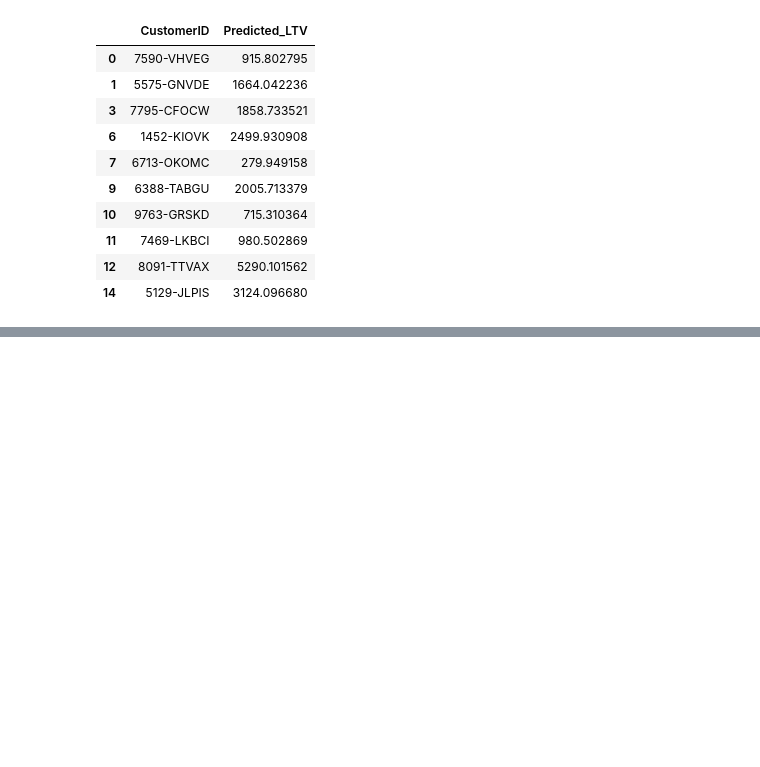
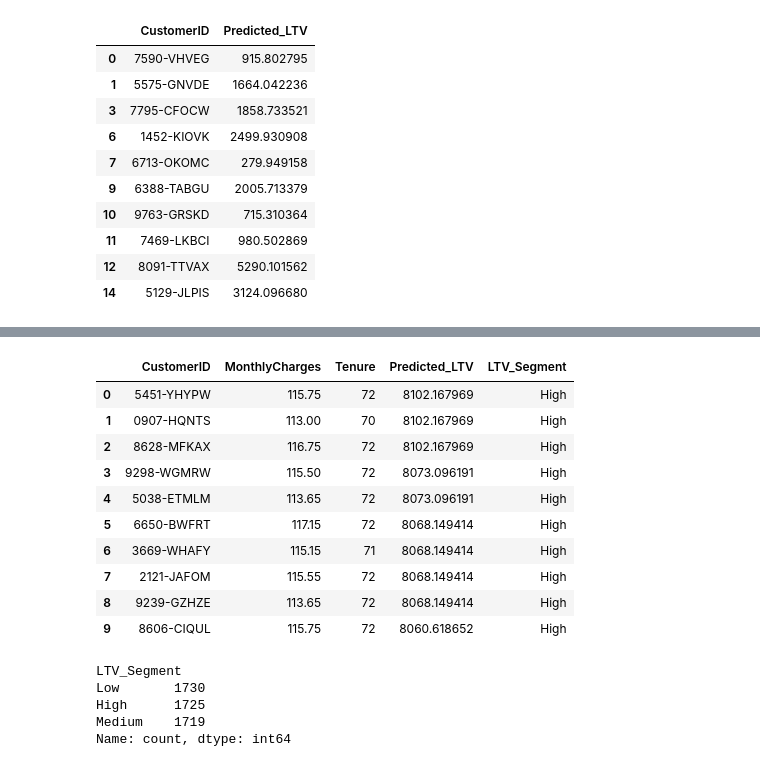
Before and after one commit to AbhijithAJ3/customer-churn-ltv, a Jupyter notebook: notebooks/05_ltv_regression.ipynb, the cells around one changed output, grey strips where cells are left out. Cells and saved outputs as stored; diff of their text form; code cells hidden in the pictures; blank space fills up the shorter version.

```diff
--- a/notebooks/05_ltv_regression.ipynb
+++ b/notebooks/05_ltv_regression.ipynb
@@ -534,0 +675,9 @@ comparison.head(20)
+# %%
+# Generate predicted LTV for all active customers
+active_df["Predicted_LTV"] = best_xgb.predict(active_df)
+# %%
+ltv_output = active_df[
+    ["CustomerID", "MonthlyCharges", "Tenure", "Predicted_LTV"]
+].copy()
+
+ltv_output.head(10)
@@ -534,0 +700,7 @@ comparison.head(20)
+# %%
+ltv_output = ltv_output.sort_values(
+    by="Predicted_LTV",
+    ascending=False
+).reset_index(drop=True)
+
+ltv_output.head(10)
@@ -534,0 +725,29 @@ comparison.head(20)
+# %%
+ltv_output["LTV_Segment"] = pd.qcut(
+    ltv_output["Predicted_LTV"],
+    q=3,
+    labels=["Low", "Medium", "High"],
+    duplicates="drop"
+)
+
+ltv_output.head(10)
+# %% [output]
+|  | CustomerID | MonthlyCharges | Tenure | Predicted_LTV | LTV_Segment |
+| 0 | 5451-YHYPW | 115.75 | 72 | 8102.167969 | High |
+| 1 | 0907-HQNTS | 113.00 | 70 | 8102.167969 | High |
+| 2 | 8628-MFKAX | 116.75 | 72 | 8102.167969 | High |
+| 3 | 9298-WGMRW | 115.50 | 72 | 8073.096191 | High |
+| 4 | 5038-ETMLM | 113.65 | 72 | 8073.096191 | High |
+| 5 | 6650-BWFRT | 117.15 | 72 | 8068.149414 | High |
+| 6 | 3669-WHAFY | 115.15 | 71 | 8068.149414 | High |
+| 7 | 2121-JAFOM | 115.55 | 72 | 8068.149414 | High |
+| 8 | 9239-GZHZE | 113.65 | 72 | 8068.149414 | High |
+| 9 | 8606-CIQUL | 115.75 | 72 | 8060.618652 | High |
+# %%
+ltv_output["LTV_Segment"].value_counts()
+# %% [output]
+LTV_Segment
+Low       1730
+High      1725
+Medium    1719
+Name: count, dtype: int64
```
Also changed, not shown: parts of 29 cells of this notebook, 1 other file.
